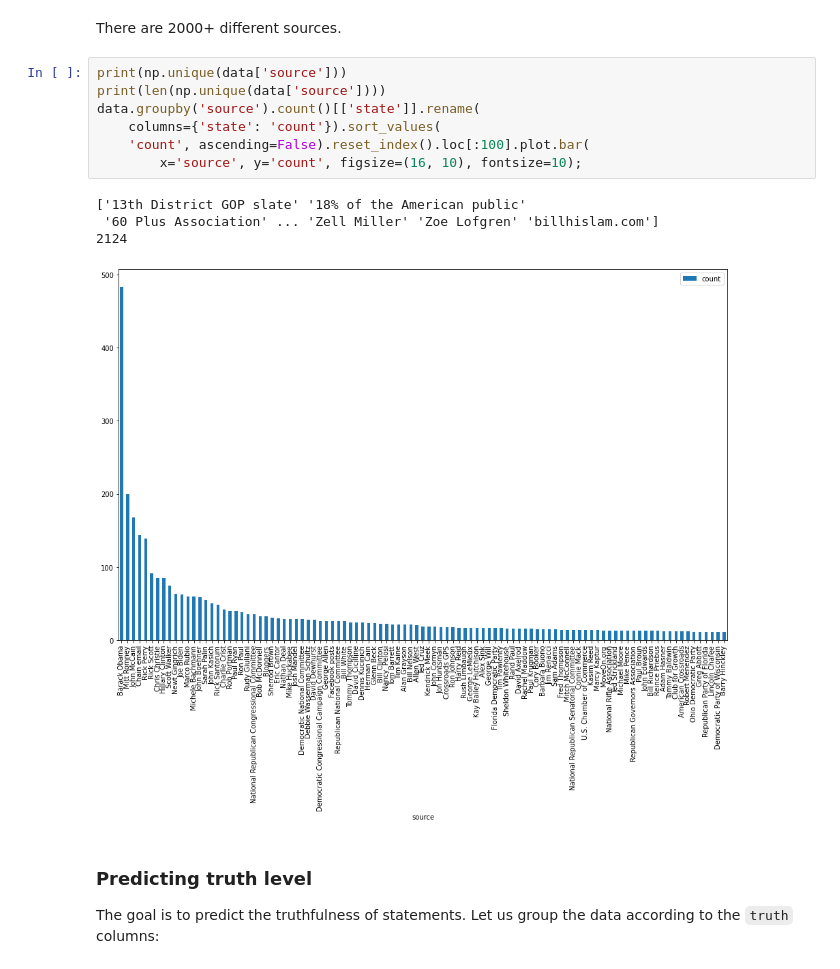
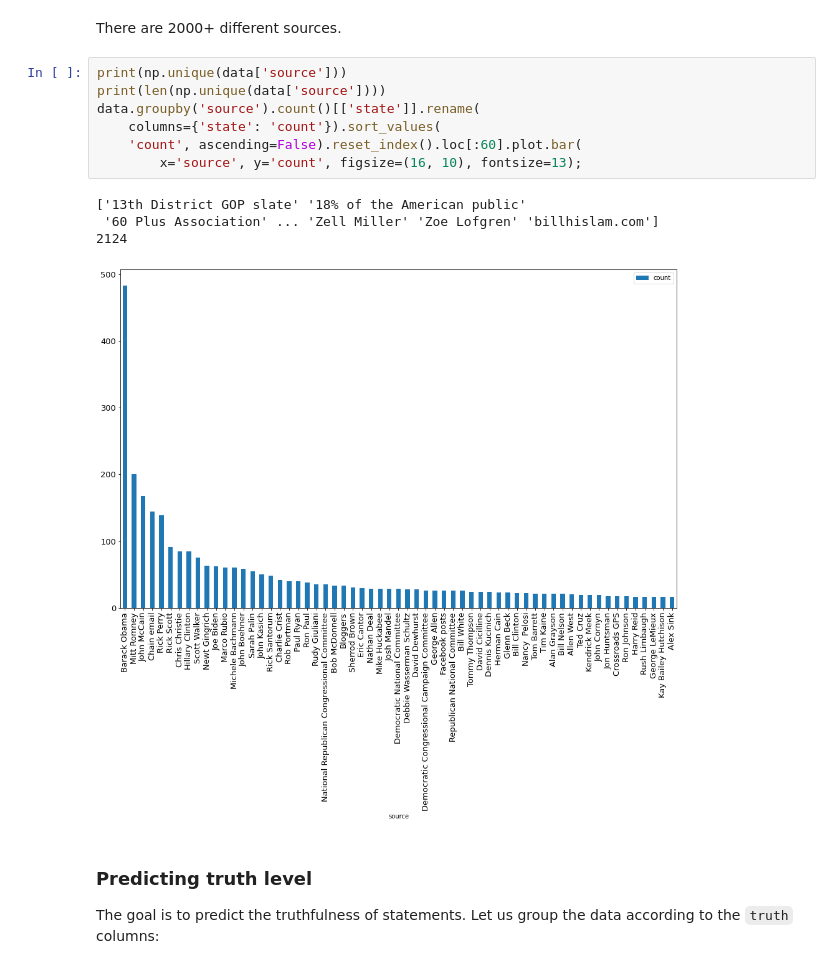
Before and after one commit to lucyleeow/fake_news, a Jupyter notebook: fake_news_starting_kit.ipynb, the cells around one changed output. Drawn from its saved outputs; the diff is of its cells as text.

```diff
--- a/fake_news_starting_kit.ipynb
+++ b/fake_news_starting_kit.ipynb
@@ -208,15 +208,15 @@ There are 2000+ different sources.
 # %%
 print(np.unique(data['source']))
 print(len(np.unique(data['source'])))
 data.groupby('source').count()[['state']].rename(
     columns={'state': 'count'}).sort_values(
-    'count', ascending=False).reset_index().loc[:100].plot.bar(
-        x='source', y='count', figsize=(16, 10), fontsize=10);
+    'count', ascending=False).reset_index().loc[:60].plot.bar(
+        x='source', y='count', figsize=(16, 10), fontsize=13);
 # %% [output]
 ['13th District GOP slate' '18% of the American public'
  '60 Plus Association' ... 'Zell Miller' 'Zoe Lofgren' 'billhislam.com']
 2124
-[figure, old version]
+[figure, new version]
 # %% [markdown]
 ### Predicting truth level
 
```
Also changed, not shown: parts of 9 cells of this notebook, 2 other files.
